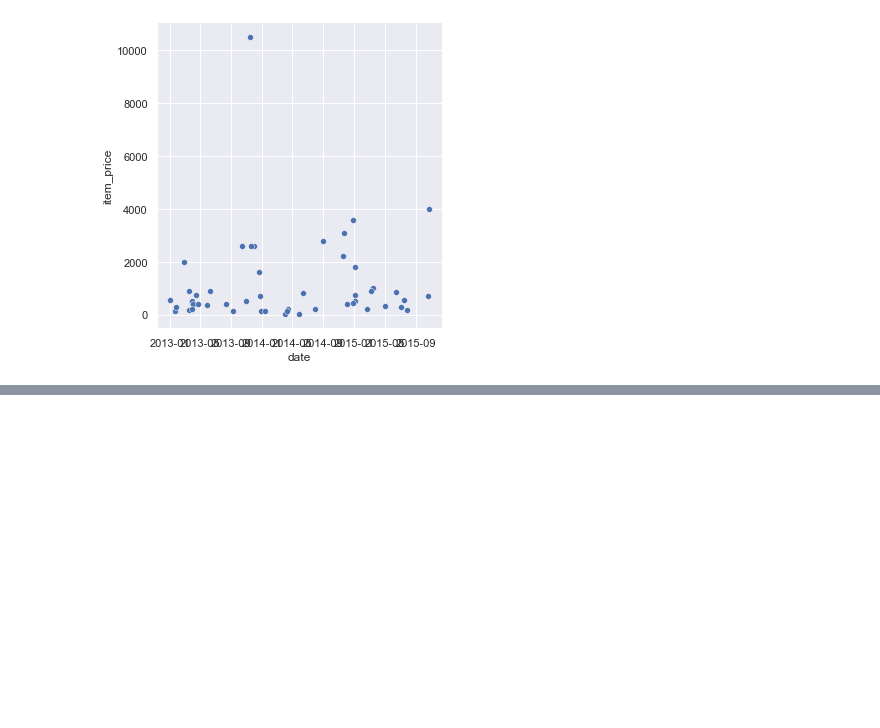
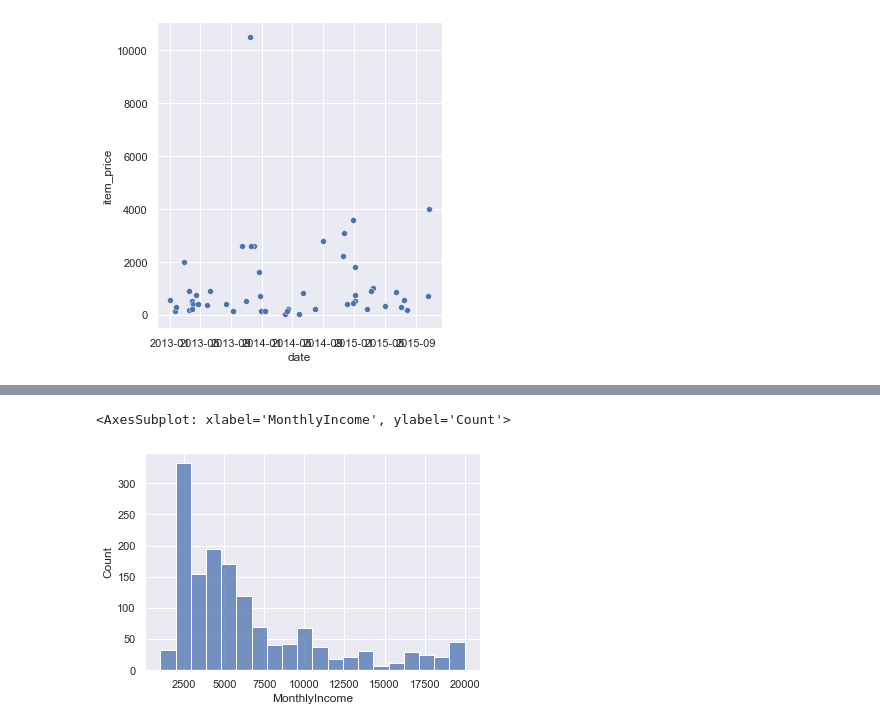
Before and after one commit to Argus416/h3hitema, a Jupyter notebook: Python/Analyse de données /Data Visualisation Statistiques.ipynb, the cells around one changed output, grey strips where cells are left out. Saved outputs shown, nothing was run; the diff lists cells and outputs as text; code cells hidden in the pictures; blank space fills up the shorter version.

```diff
--- a/Python/Analyse de données /Data Visualisation Statistiques.ipynb
+++ b/Python/Analyse de données /Data Visualisation Statistiques.ipynb
@@ -248,0 +319,10 @@ sns.boxplot(x="JobSatisfaction", y="YearsAtCompany", data=df)
+# %%
+import pandas as pd
+import numpy as np
+import seaborn as sns
+import matplotlib as mpot
+
+
+csvFilePath = "./Data/IBM_HR_ATTRITION.csv"
+
+df = pd.read_csv(csvFilePath)
@@ -248,0 +331,5 @@ sns.boxplot(x="JobSatisfaction", y="YearsAtCompany", data=df)
+# %%
+sns.histplot(data=df, x="MonthlyIncome")
+# %% [output]
+<AxesSubplot: xlabel='MonthlyIncome', ylabel='Count'>
+[figure, added]
```
Also changed, not shown: parts of 82 cells of this notebook.
